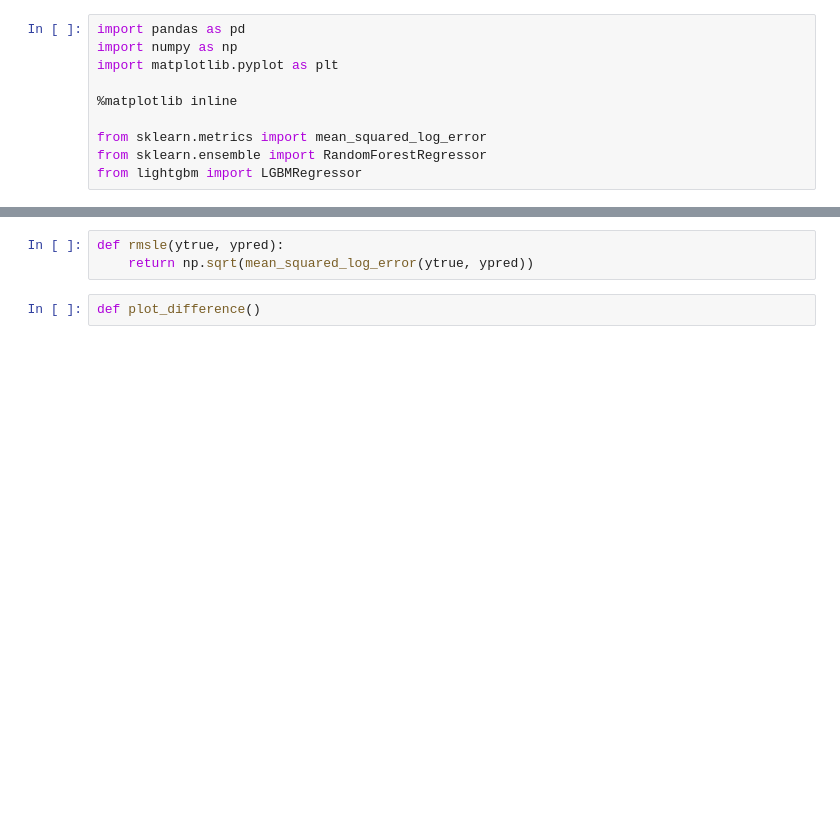
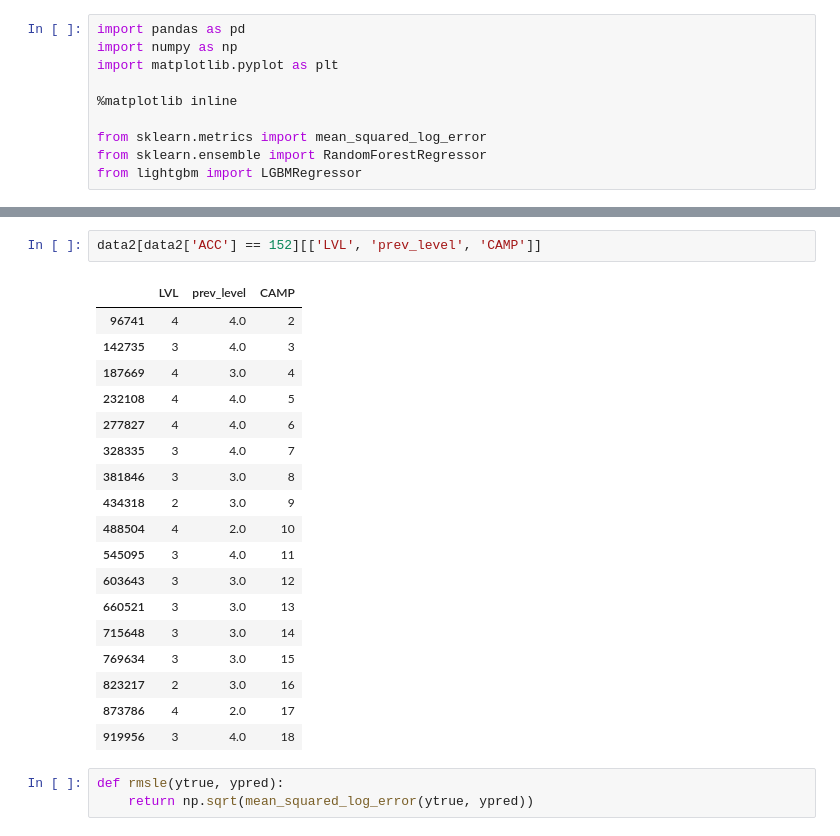
Before and after one commit to imaginave/LVL_prediction, a Jupyter notebook: DIPLOMA_LVL2.ipynb, the cells around one changed output, grey strips where cells are left out. Saved outputs shown, nothing was run; the diff lists cells and outputs as text; blank space fills up the shorter version.

```diff
--- a/DIPLOMA_LVL2.ipynb
+++ b/DIPLOMA_LVL2.ipynb
@@ -51,5 +32,24 @@ Wall time: 11 s
+# %%
+data2[data2['ACC'] == 152][['LVL', 'prev_level', 'CAMP']]
+# %% [output]
+|  | LVL | prev_level | CAMP |
+| 96741 | 4 | 4.0 | 2 |
+| 142735 | 3 | 4.0 | 3 |
+| 187669 | 4 | 3.0 | 4 |
+| 232108 | 4 | 4.0 | 5 |
+| 277827 | 4 | 4.0 | 6 |
+| 328335 | 3 | 4.0 | 7 |
+| 381846 | 3 | 3.0 | 8 |
+| 434318 | 2 | 3.0 | 9 |
+| 488504 | 4 | 2.0 | 10 |
+| 545095 | 3 | 4.0 | 11 |
+| 603643 | 3 | 3.0 | 12 |
+| 660521 | 3 | 3.0 | 13 |
+| 715648 | 3 | 3.0 | 14 |
+| 769634 | 3 | 3.0 | 15 |
+| 823217 | 2 | 3.0 | 16 |
+| 873786 | 4 | 2.0 | 17 |
+| 919956 | 3 | 4.0 | 18 |
 # %%
 def rmsle(ytrue, ypred):
     return np.sqrt(mean_squared_log_error(ytrue, ypred))
-# %%
-def plot_difference()
```
Also changed, not shown: parts of 29 cells of this notebook, 1 other file.
